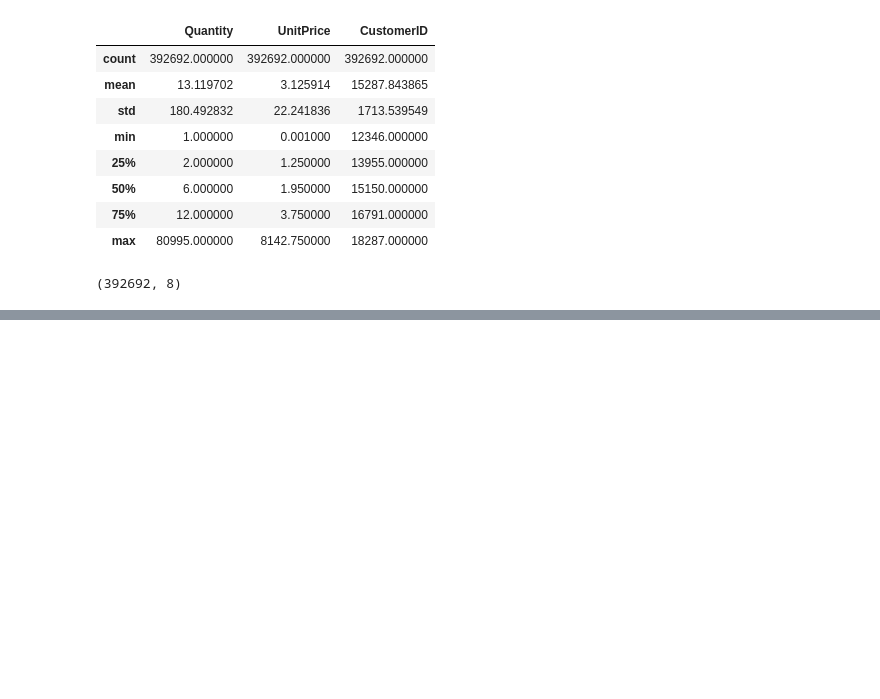
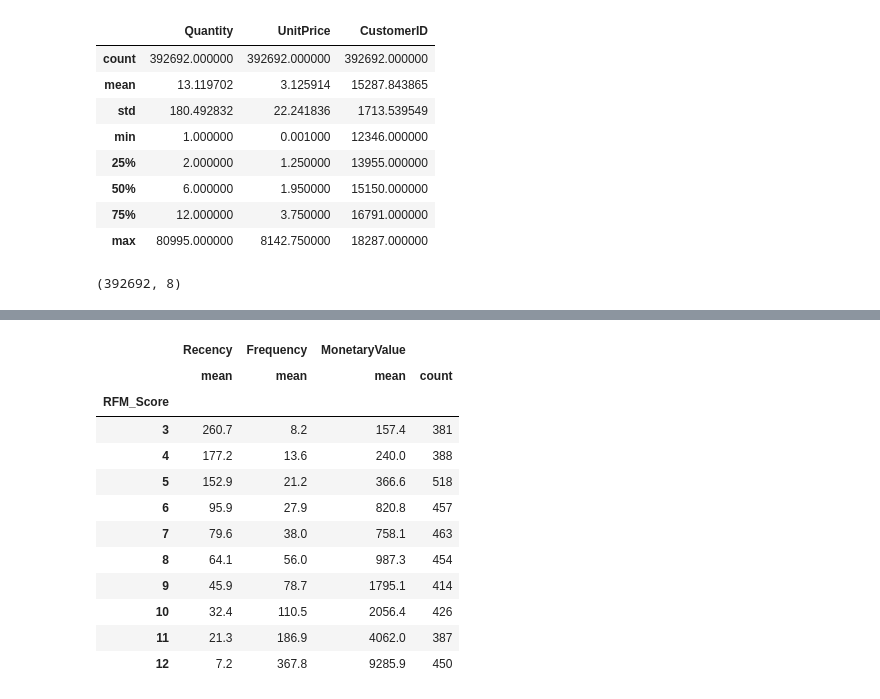
Before and after one commit to lima4/Analysis, a Jupyter notebook: RFM.ipynb, the cells around one changed output, grey strips where cells are left out. Cells and saved outputs as stored; diff of their text form; code cells hidden in the pictures; blank space fills up the shorter version.

```diff
--- a/RFM.ipynb
+++ b/RFM.ipynb
@@ -124,0 +271,18 @@ df.shape
+# %%
+# 고객 지표별로 세부 사항 확인하기
+# 고객지표가 높으면 높을수록 다른 낮은 지표의 고객군에 비해서 Recency는 확연히 작고 Frequency와 MonetaryValue는 높은것을 확인할 수 있다.
+rfm.groupby('RFM_Score').agg({'Recency':'mean', 'Frequency':'mean', 'MonetaryValue':['mean', 'count']}).round(1)
+# %% [output]
+|  | Recency | Frequency | MonetaryValue |  |
+|  | mean | mean | mean | count |
+| RFM_Score |  |  |  |  |
+| 3 | 260.7 | 8.2 | 157.4 | 381 |
+| 4 | 177.2 | 13.6 | 240.0 | 388 |
+| 5 | 152.9 | 21.2 | 366.6 | 518 |
+| 6 | 95.9 | 27.9 | 820.8 | 457 |
+| 7 | 79.6 | 38.0 | 758.1 | 463 |
+| 8 | 64.1 | 56.0 | 987.3 | 454 |
+| 9 | 45.9 | 78.7 | 1795.1 | 414 |
+| 10 | 32.4 | 110.5 | 2056.4 | 426 |
+| 11 | 21.3 | 186.9 | 4062.0 | 387 |
+| 12 | 7.2 | 367.8 | 9285.9 | 450 |
```
Also changed, not shown: parts of 12 cells of this notebook.
